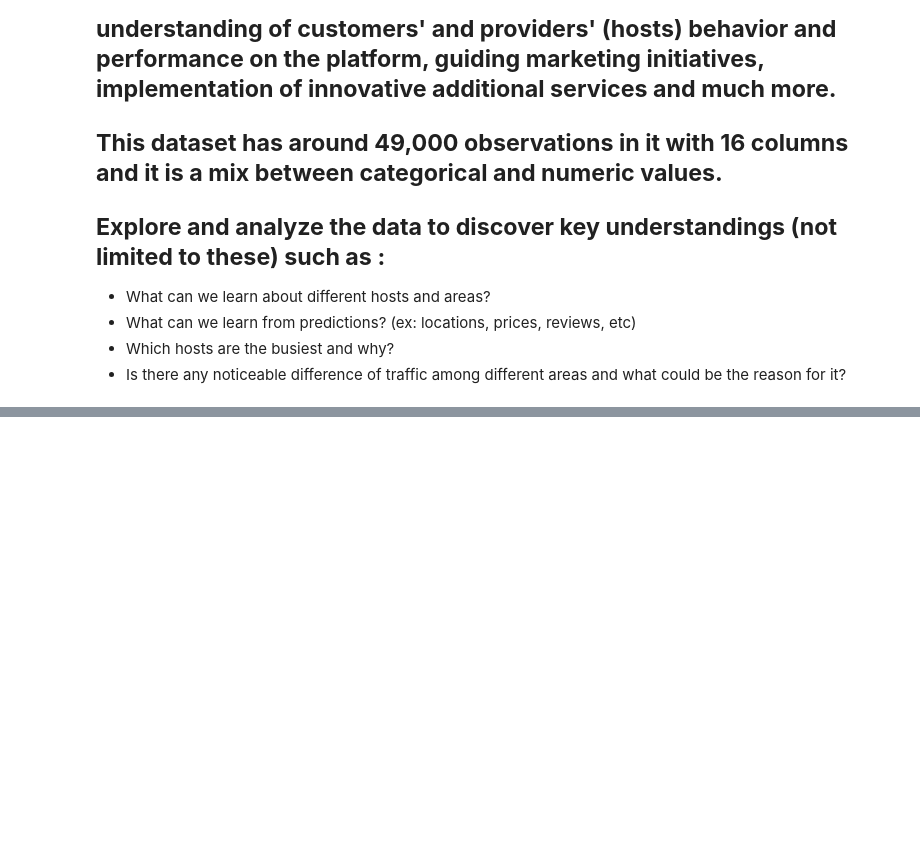
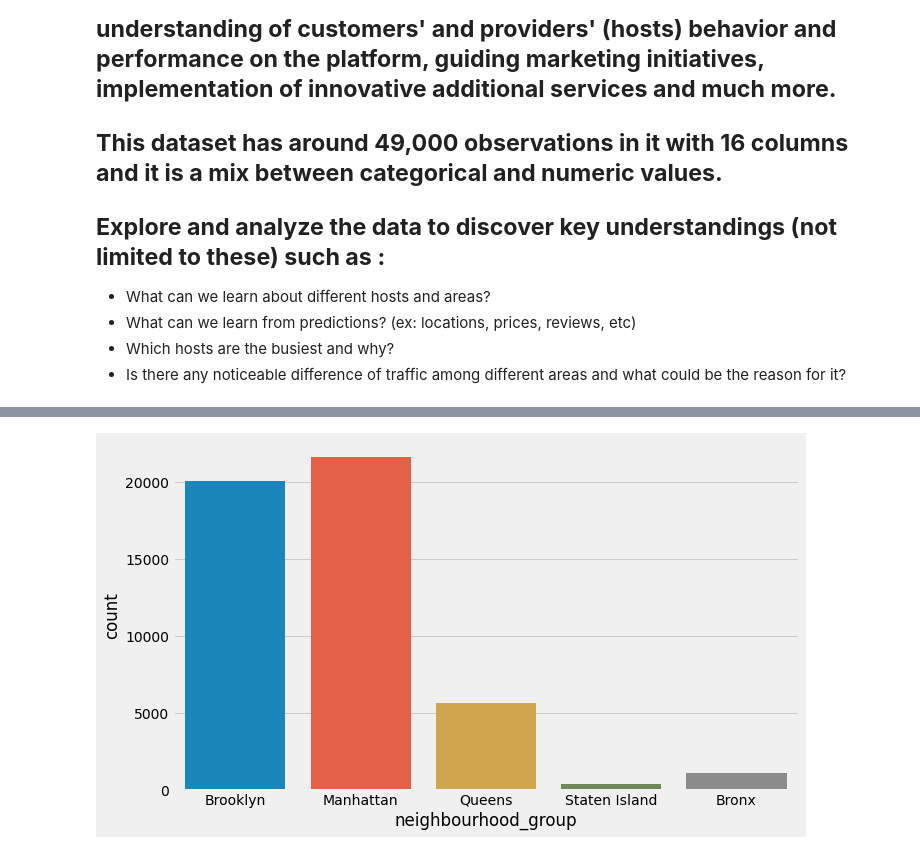
Before and after one commit to Deeksha-Data-Scientist/Airbnb-Bookings-Analysis, a Jupyter notebook: Airbnb_Bookings_Analysis_Capstone_Project.ipynb, the cells around one changed output, grey strips where cells are left out. Saved outputs shown, nothing was run; the diff lists cells and outputs as text; code cells hidden in the pictures; blank space fills up the shorter version.

```diff
--- a/Airbnb_Bookings_Analysis_Capstone_Project.ipynb
+++ b/Airbnb_Bookings_Analysis_Capstone_Project.ipynb
@@ -12,0 +110,6 @@
+# %%
+plt.figure(figsize=(10,6))
+sns.countplot(df.neighbourhood_group)
+plt.ioff()
+# %% [output]
+[figure, added]
```
Also changed, not shown: parts of 14 cells of this notebook.
